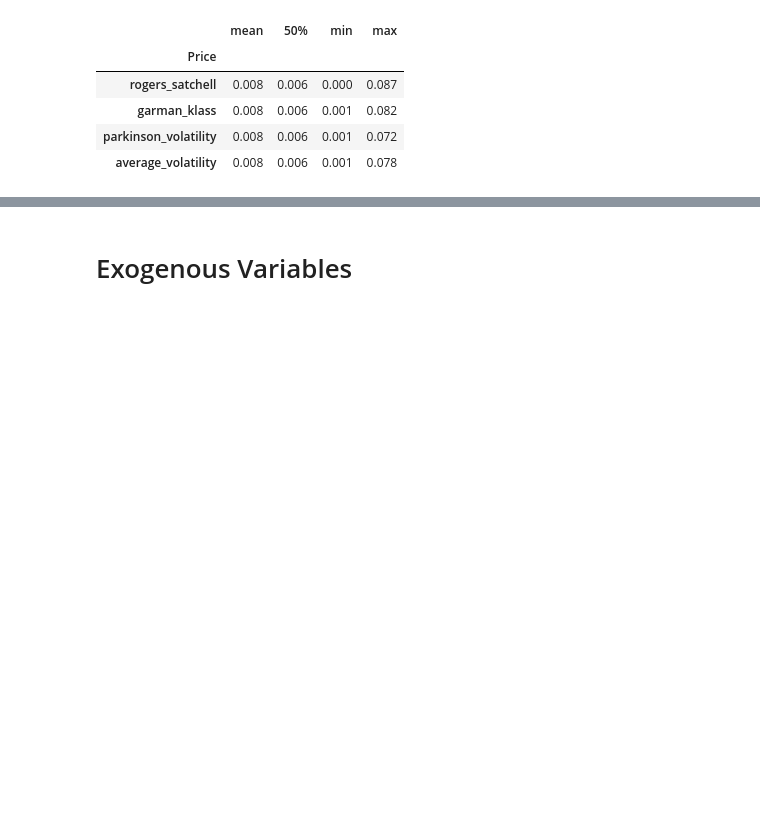
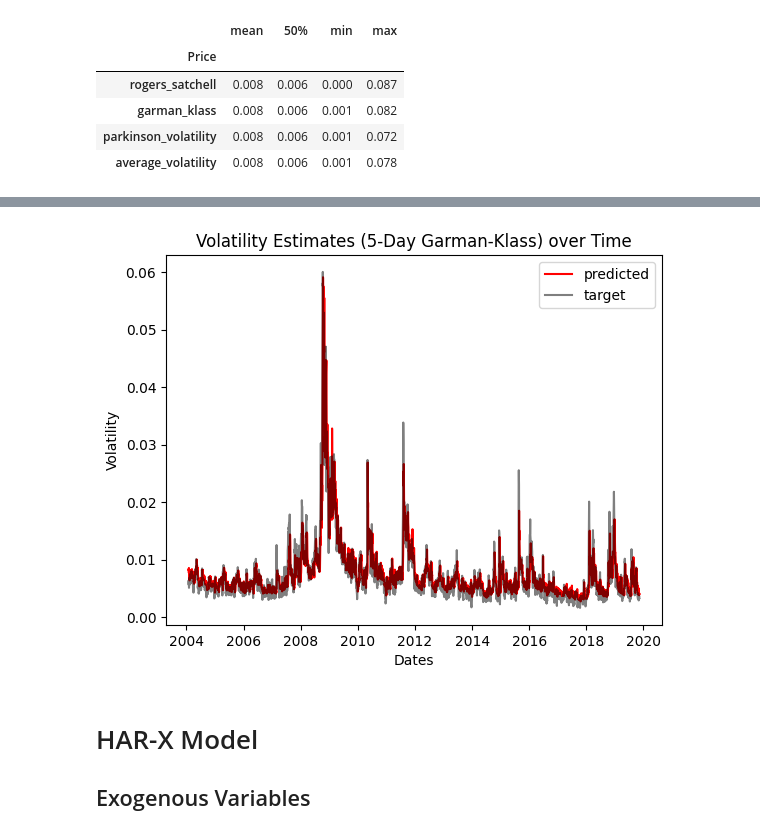
Before and after one commit to finnlimjc/Regime-Classification, a Jupyter notebook: notebooks/realized_volatility.ipynb, the cells around one changed output, grey strips where cells are left out. Saved outputs shown, nothing was run; the diff lists cells and outputs as text; code cells hidden in the pictures; blank space fills up the shorter version.

```diff
--- a/notebooks/realized_volatility.ipynb
+++ b/notebooks/realized_volatility.ipynb
@@ -84,0 +377,4 @@ df.iloc[:, -4:].describe().round(3).T.loc[:, ['mean', '50%', 'min', 'max']]
+# %%
+d_har = DirectHAR(train_df)
+d_har.fit(horizon=5)
+d_har.fitted_values.head(5)
@@ -85,2 +406,13 @@ df.iloc[:, -4:].describe().round(3).T.loc[:, ['mean', '50%', 'min', 'max']]
+# %%
+plt.plot(d_har.eval['y_hat'], color='red', label='predicted')
+plt.plot(d_har.eval['target'], color='black', alpha=0.5, label='target')
+plt.title("Volatility Estimates (5-Day Garman-Klass) over Time")
+plt.ylabel("Volatility")
+plt.xlabel("Dates")
+plt.legend()
+plt.show()
+# %% [output]
+[figure, added]
 # %% [markdown]
-# Exogenous Variables
+# HAR-X Model
+## Exogenous Variables
```
Also changed, not shown: parts of 23 cells of this notebook, 5 other files.
